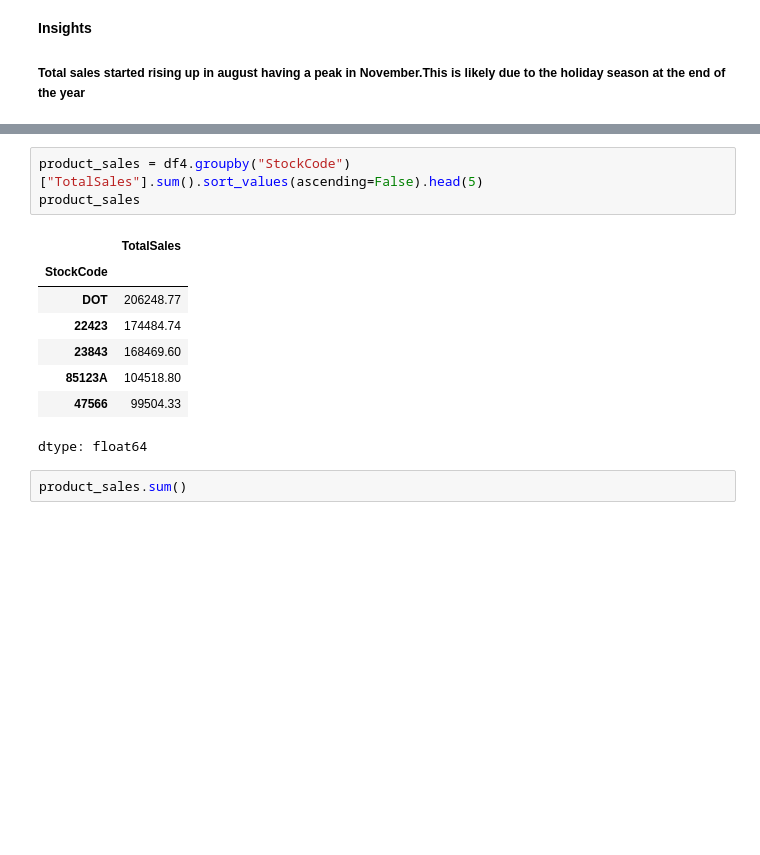
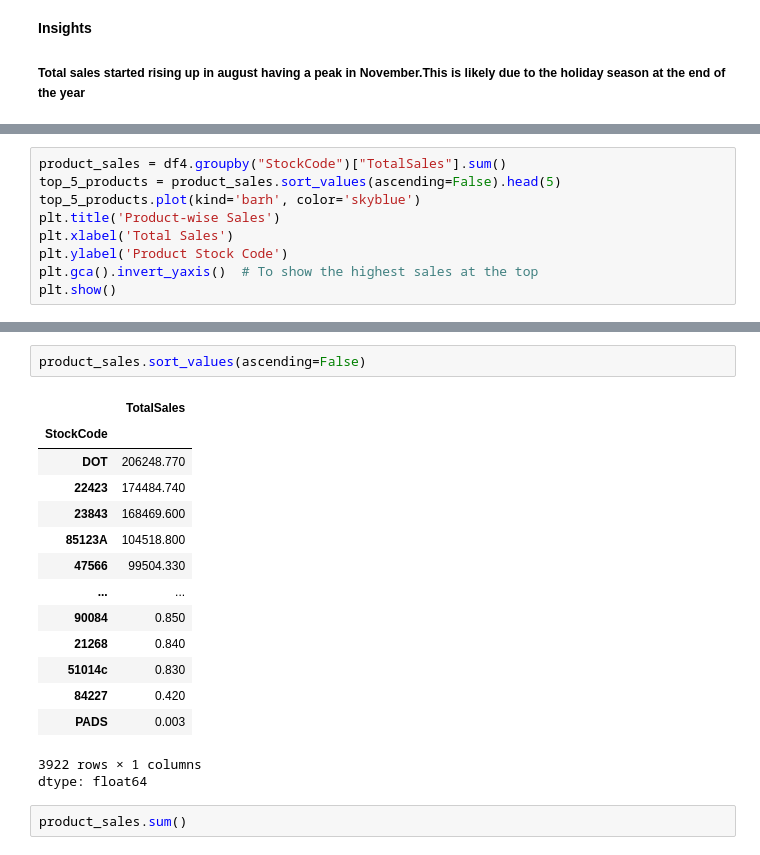
Before and after one commit to bhagwanijanvi8-prog/Online-Retail-Analysis-Pandas, a Jupyter notebook: Online_Retail_Analysis.ipynb, the cells around one changed output, grey strips where cells are left out. Cells and saved outputs as stored; diff of their text form; blank space fills up the shorter version.

```diff
--- a/Online_Retail_Analysis.ipynb
+++ b/Online_Retail_Analysis.ipynb
@@ -344,0 +404,9 @@ plt.show()
+# %%
+product_sales = df4.groupby("StockCode")["TotalSales"].sum()
+top_5_products = product_sales.sort_values(ascending=False).head(5)
+top_5_products.plot(kind='barh', color='skyblue')
+plt.title('Product-wise Sales')
+plt.xlabel('Total Sales')
+plt.ylabel('Product Stock Code')
+plt.gca().invert_yaxis()  # To show the highest sales at the top
+plt.show()
@@ -345,14 +415,20 @@ plt.show()
 # %%
-product_sales = df4.groupby("StockCode")["TotalSales"].sum().sort_values(ascending=False).head(5)
-product_sales
+product_sales.sort_values(ascending=False)
 # %% [output]
 |  | TotalSales |
 | StockCode |  |
-| DOT | 206248.77 |
-| 22423 | 174484.74 |
-| 23843 | 168469.60 |
-| 85123A | 104518.80 |
-| 47566 | 99504.33 |
+| DOT | 206248.770 |
+| 22423 | 174484.740 |
+| 23843 | 168469.600 |
+| 85123A | 104518.800 |
+| 47566 | 99504.330 |
+| ... | ... |
+| 90084 | 0.850 |
+| 21268 | 0.840 |
+| 51014c | 0.830 |
+| 84227 | 0.420 |
+| PADS | 0.003 |
+3922 rows × 1 columns
 dtype: float64
 # %%
 product_sales.sum()
```
Also changed, not shown: parts of 18 cells of this notebook.
